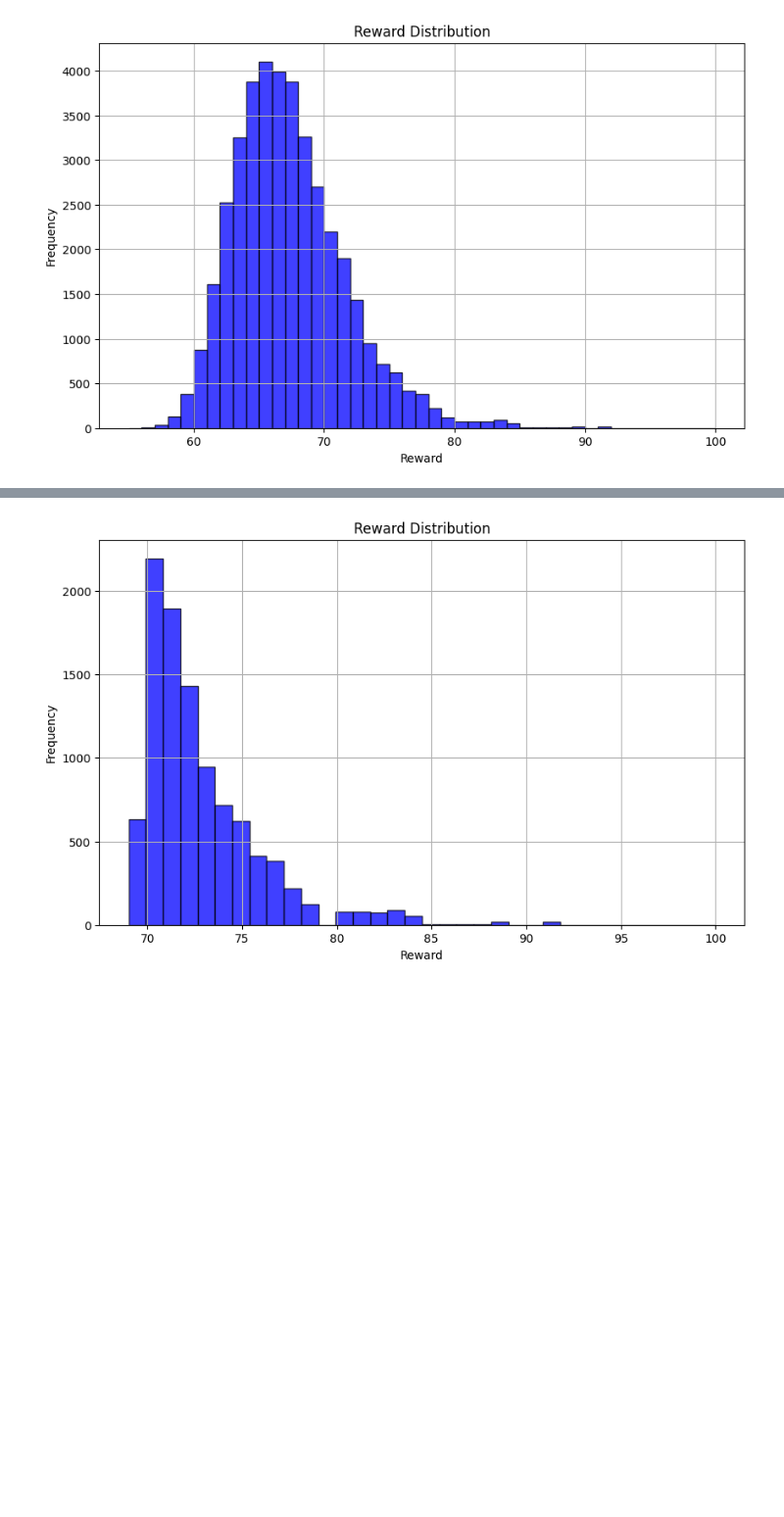
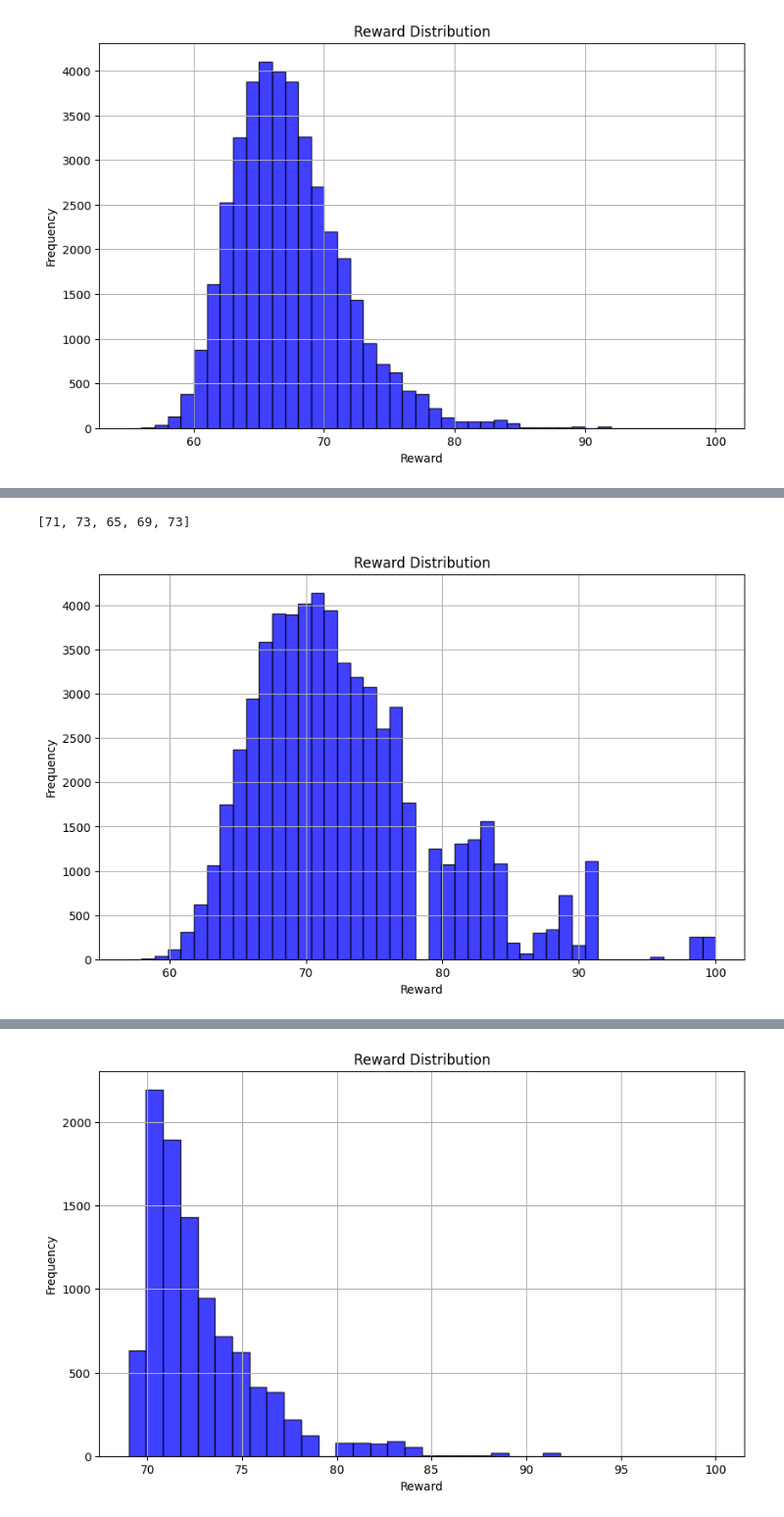
Before and after one commit to lgiito/transformers_math_experiments, a Jupyter notebook: test4.ipynb, the cells around one changed output, grey strips where cells are left out. Shown: that part at 98% size. Saved outputs shown, nothing was run; the diff lists cells and outputs as text; code cells hidden in the pictures; blank space fills up the shorter version.

```diff
--- a/test4.ipynb
+++ b/test4.ipynb
@@ -99,0 +304,7 @@ best_dataset = dataset.select(range(len(dataset) // 4))
+# %%
+decoded_samples = []
+for sample in samples:
+    decoded_samples.append(tokenizer.decode(sample).replace(" ", ""))
+
+correct_samples = [x for x in decoded_samples if len(x) == 190]
+cut_samples = [x[:190] for x in decoded_samples if len(x) >= 190]
@@ -99,0 +315,3 @@ best_dataset = dataset.select(range(len(dataset) // 4))
+# %%
+correct_samples = [x for x in decoded_samples if len(x) == 190]
+cut_samples = [x[:190] for x in decoded_samples if len(x) >= 190]
@@ -99,0 +330,37 @@ best_dataset = dataset.select(range(len(dataset) // 4))
+# %%
+tasks = [(None, s, N) for s in cut_samples]
+
+def process_task(args):
+    return greedy_search_from_startpoint(*args)
+
+with Pool() as pool:
+    new_samples = list(tqdm(pool.imap_unordered(process_task, tasks),
+                             total=len(tasks)))
+
+tasks = [(s, N) for s in new_samples]
+
+def process_reward(args):
+    return reward_calc(*args)
+
+with Pool() as pool:
+    rewards_parallel = list(tqdm(pool.imap_unordered(process_reward, tasks),
+                                 total=len(tasks)))
+
+print(rewards_parallel[:5])
+# %%
+tasks = [(s, N) for s in new_samples]
+
+def process_reward(args):
+    return reward_calc(*args)
+
+with Pool() as pool:
+    rewards_parallel = list(tqdm(pool.imap_unordered(process_reward, tasks),
+                                 total=len(tasks)))
+
+print(rewards_parallel[:5])
+# %% [output]
+[71, 73, 65, 69, 73]
+# %%
+plot_histogram(rewards_parallel, bins=45)
+# %% [output]
+[figure, added]
```
Also changed, not shown: parts of 33 cells of this notebook, 7 other files.
